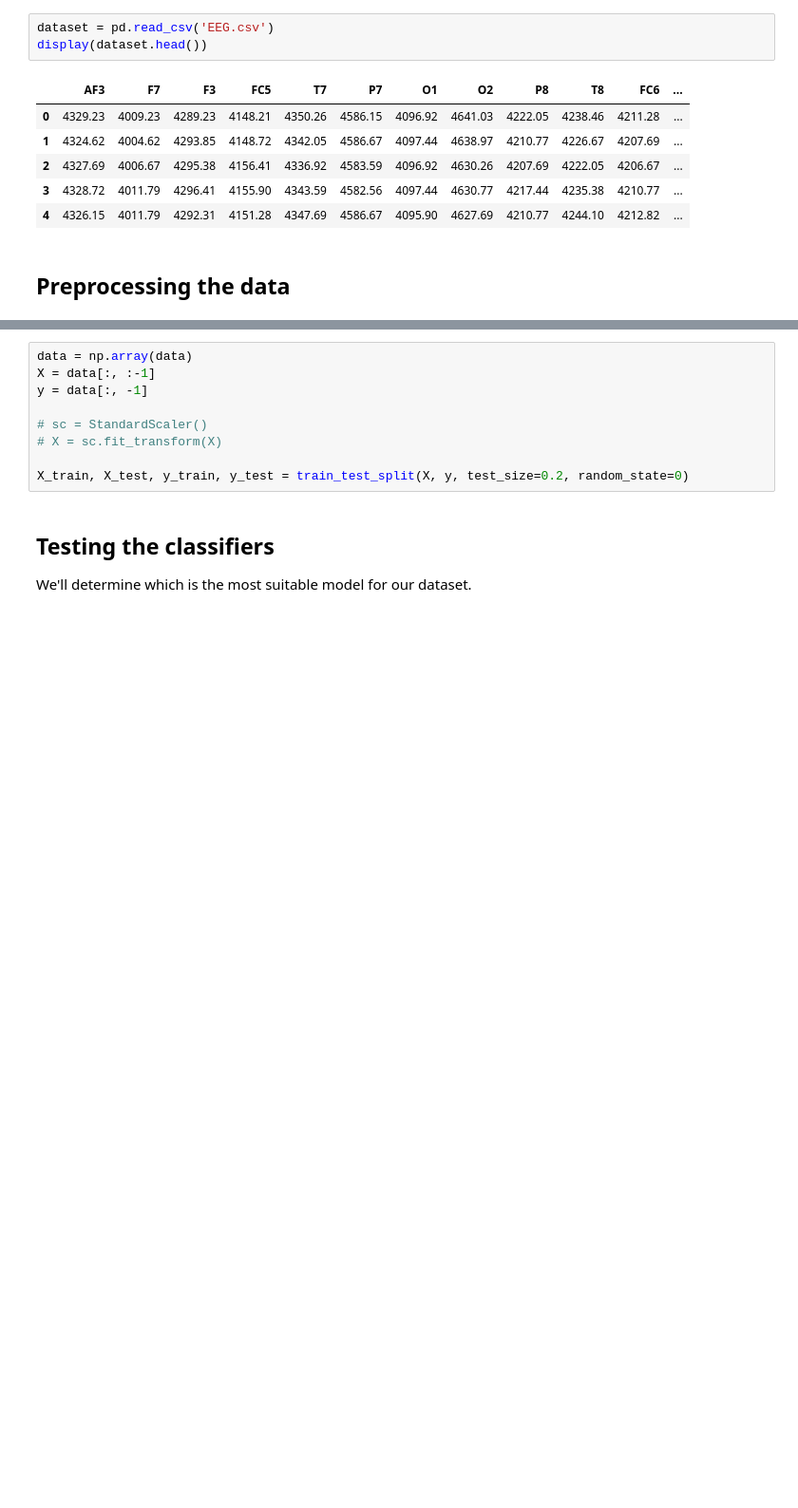
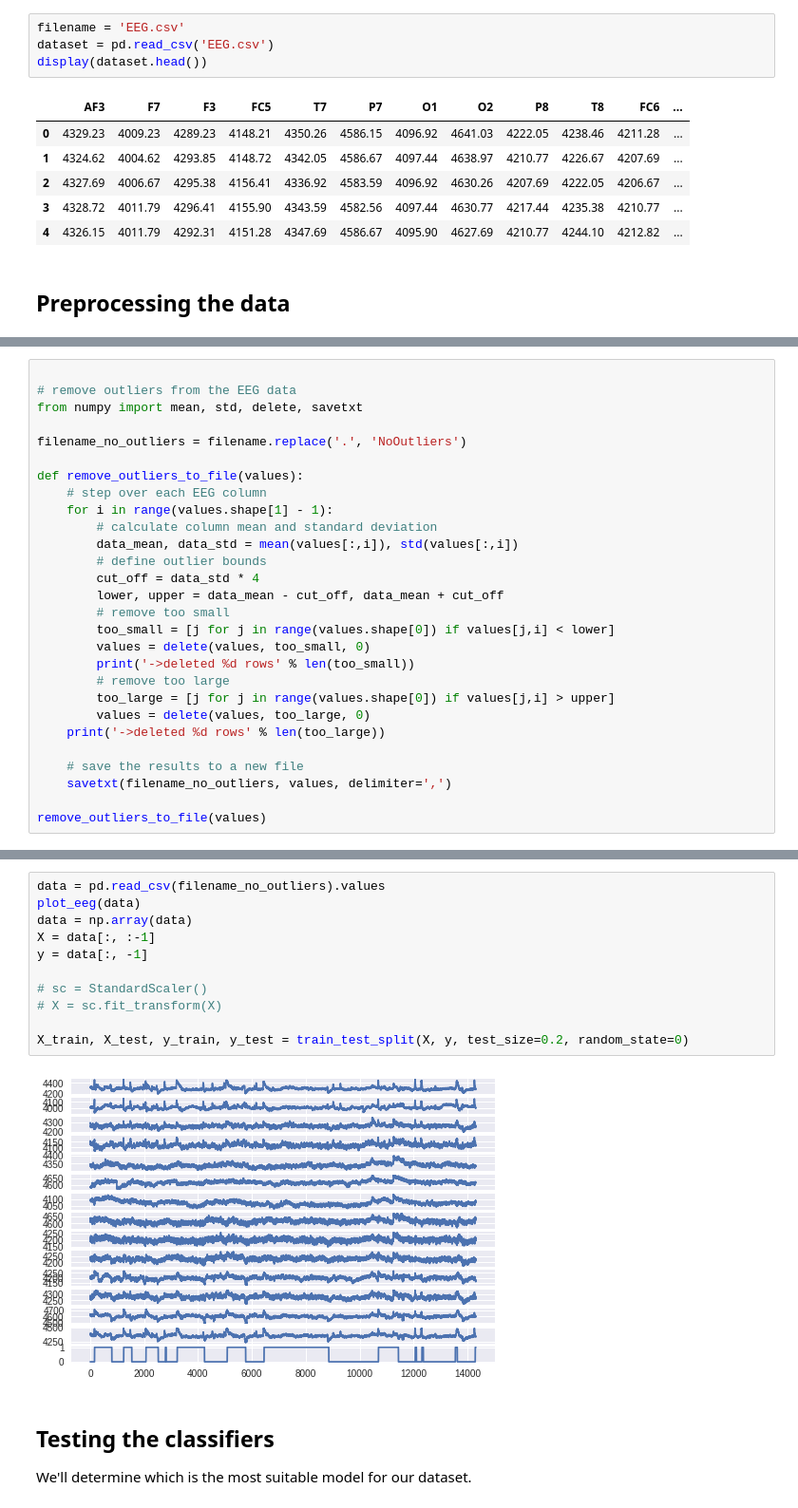
Before and after one commit to Ang3lino/mlnn, a Jupyter notebook: projects/1/main.ipynb, the cells around one changed output, grey strips where cells are left out. Shown: that part at 95% size. Cells and saved outputs as stored; diff of their text form; blank space fills up the shorter version.

```diff
--- a/projects/1/main.ipynb
+++ b/projects/1/main.ipynb
@@ -34,6 +34,7 @@ plt.style.use('seaborn')
 # %% [markdown]
 ## Reading the dataset
 # %%
+filename = 'EEG.csv'
 dataset = pd.read_csv('EEG.csv')
 display(dataset.head())
 # %% [output]
@@ -49,0 +67,28 @@ data = dataset.values
+# %%
+
+# remove outliers from the EEG data
+from numpy import mean, std, delete, savetxt
+
+filename_no_outliers = filename.replace('.', 'NoOutliers')
+
+def remove_outliers_to_file(values):
+    # step over each EEG column
+    for i in range(values.shape[1] - 1):
+        # calculate column mean and standard deviation
+        data_mean, data_std = mean(values[:,i]), std(values[:,i])
+        # define outlier bounds
+        cut_off = data_std * 4
+        lower, upper = data_mean - cut_off, data_mean + cut_off
+        # remove too small
+        too_small = [j for j in range(values.shape[0]) if values[j,i] < lower]
+        values = delete(values, too_small, 0)
+        print('->deleted %d rows' % len(too_small))
+        # remove too large
+        too_large = [j for j in range(values.shape[0]) if values[j,i] > upper]
+        values = delete(values, too_large, 0)
+    print('->deleted %d rows' % len(too_large))
+
+    # save the results to a new file
+    savetxt(filename_no_outliers, values, delimiter=',')
+
+remove_outliers_to_file(values)
@@ -50,12 +111,16 @@ data = dataset.values
 # %%
+data = pd.read_csv(filename_no_outliers).values
+plot_eeg(data)
 data = np.array(data)
 X = data[:, :-1]
 y = data[:, -1]
 
 # sc = StandardScaler()
 # X = sc.fit_transform(X)
 
 X_train, X_test, y_train, y_test = train_test_split(X, y, test_size=0.2, random_state=0)
+# %% [output]
+[figure, added]
 # %% [markdown]
 ## Testing the classifiers
 We'll determine which is the most suitable model for our dataset.
```
Also changed, not shown: parts of 4 cells of this notebook, 1 other file.
